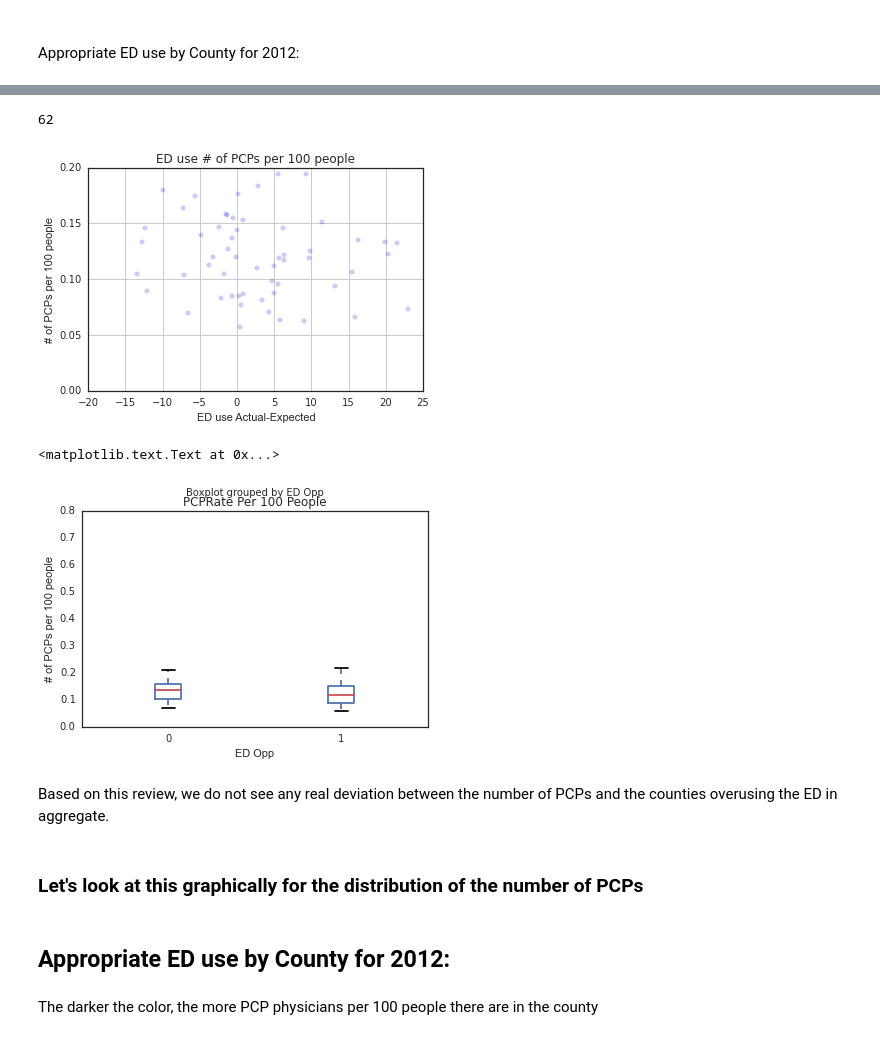
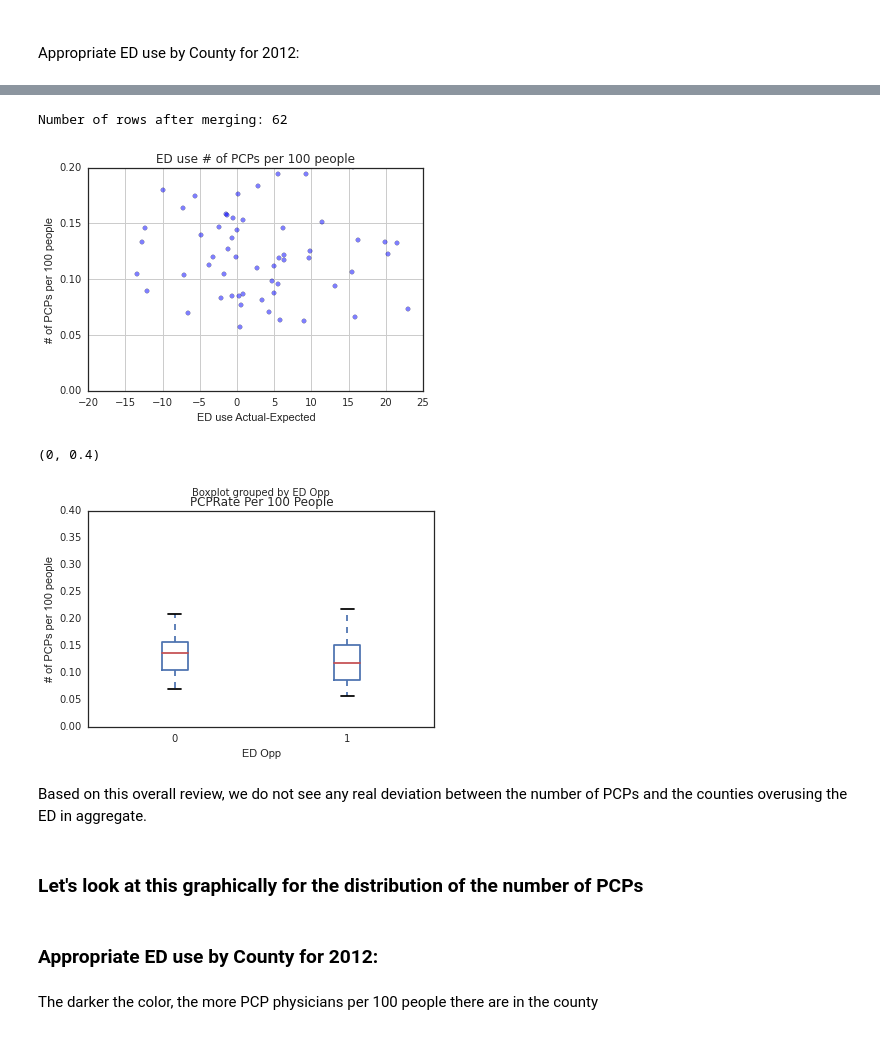
Before and after one commit to SumanthMeenan/CS109-1, a Jupyter notebook: CS109Project.ipynb, the cells around one changed output, grey strips where cells are left out. Saved outputs shown, nothing was run; the diff lists cells and outputs as text; code cells hidden in the pictures.

```diff
--- a/CS109Project.ipynb
+++ b/CS109Project.ipynb
@@ -366,11 +365,6 @@ Now lets review some of the possible causes identified in the study that may con
 from StringIO import StringIO
 from zipfile import ZipFile
 from urllib import urlopen
-
-# this site has a zip that has the listing of every provider and their offices and other data.  Unfortunately, when we try to read this
-# into python, I get memory issues that I cannot resolve.
-# To save on memory issues - I had to download a file with just the physician's NPI, county their office was in, and the number of offices in each county
-# read in this file for analysis
 
 # Read in extracted csv file - just a summary of the pcp NPIs by county
 CSVFile = "C:\Users\jvipond\Documents\NPIofpcpsbycounty.csv"
@@ -383,67 +377,69 @@ Physfile.drop('NumberofLocations', axis=1, inplace=True)
 PCPbycounty = Physfile.groupby('CountyName').count()
 PCPbycounty.reset_index(inplace=True)
 
-
 # change the npi column to a name that makes sense - NumPCPs
 PCPbycounty.rename(columns={'npi': 'NumPCPs'}, inplace=True)
 
-
-## Need to merge census by county
+# this is just a raw headcount, to review we need to make this a rate based on the population being served.
+# Need to merge census by county
 
 # read in the census by county from the NY website to calcualte a rate
 CSVFile = "https://data.ny.gov/api/views/krt9-ym2k/rows.csv?accessType=DOWNLOAD"
 Censusbycounty = pd.read_csv(CSVFile)
 
-# drop the "county" string at the end of the field to get the county name
+# drop the "county" string at the end of the "Geography" field to get the county name
 Censusbycounty['County'] = Censusbycounty['Geography'].map(lambda x: str(x)[:-7])
 
 # just want county, FIPS and population in the dataset
 Censusbycounty = Censusbycounty[['FIPS Code','County','Population','Year']]
+
 # just grab 2012 for this analysis to match up to the year that the provider dictionary is
 Census2012=Censusbycounty[Censusbycounty['Year']==2012]
 
 # merge this to the 2012 census in a new dataframe - the physician list is from 2012 so do this to marry up with appropriate year
 PCPAvailable = pd.merge(PCPbycounty, Census2012, how="inner", left_on="CountyName", right_on="County")
 
 # drop the duplicate county name code
 PCPAvailable.drop('County', axis=1, inplace=True)
 
-# one county has a period in it "St. Lawrence" - remove the period to merge correctly
+# one county has a period in it "St. Lawrence" - remove the period to merge correctly back to the PPV ED Use data sets
 PCPAvailable = PCPAvailable.replace("St. Lawrence", "St Lawrence")
 
 # derive PCP rate - PCP/# of people per 100 people
 PCPAvailable['PCPRate Per 100 People'] = (PCPAvailable['NumPCPs']/PCPAvailable['Population'] * 100)
 
 # merge with the ED2012 dataset
 PCPAvailable2012= pd.merge(PCPAvailable, EDuse2012, how="inner", left_on="CountyName", right_on="County")
 
+# want to ensure we still have 62 counties and nothing has dropped
+print "Number of rows after merging: %i" % PCPAvailable2012.shape[0]
+
+# now do some similar EDA reviews to see what trends we have
+
 # plot scatterplot
 df = PCPAvailable2012
 
-# want to ensure we still have 62 counties and nothing has dropped
-print PCPAvailable2012['FIPS Code'].count()
-
 # do a scatterplot of results agains ED use
-plt.scatter(df['Difference in Rates'], df['PCPRate Per 100 People'], alpha = 0.2)
+plt.scatter(df['Difference in Rates'], df['PCPRate Per 100 People'], alpha = 0.5)
 plt.title('ED use # of PCPs per 100 people')
 plt.xlabel('ED use Actual-Expected')
 plt.ylabel('# of PCPs per 100 people')
 #plt.xlim(-20, 20)
 plt.ylim(0, .2)
 plt.grid()
 plt.show()
 
 # boxplot comparing the distribution of the groups by those counties overusing the ED and those that are not.
 df.boxplot(column='PCPRate Per 100 People', by='ED Opp', grid=False)
 plt.ylabel('# of PCPs per 100 people')
-#plt.ylim(0, 50)
+plt.ylim(0, .4)
 # %% [output]
-62
+Number of rows after merging: 62
-[figure, old version]
+[figure, new version]
-<matplotlib.text.Text at 0x...>
+(0, 0.4)
-[figure, old version]
+[figure, new version]
 # %% [markdown]
-Based on this review, we do not see any real deviation between the number of PCPs and the counties overusing the ED in aggregate.
+Based on this overall review, we do not see any real deviation between the number of PCPs and the counties overusing the ED in aggregate.
 # %% [markdown]
 ### Let's look at this graphically for the distribution of the number of PCPs
 # %%
@@ -517,7 +521,7 @@ for p in paths:
 
 newsvg =  soup.prettify()
 # %% [markdown]
-## Appropriate ED use by County for 2012:
+### Appropriate ED use by County for 2012:
 # %% [markdown]
 The darker the color, the more PCP physicians per 100 people there are in the county
 # %%
```
Also changed, not shown: parts of 72 cells of this notebook.
